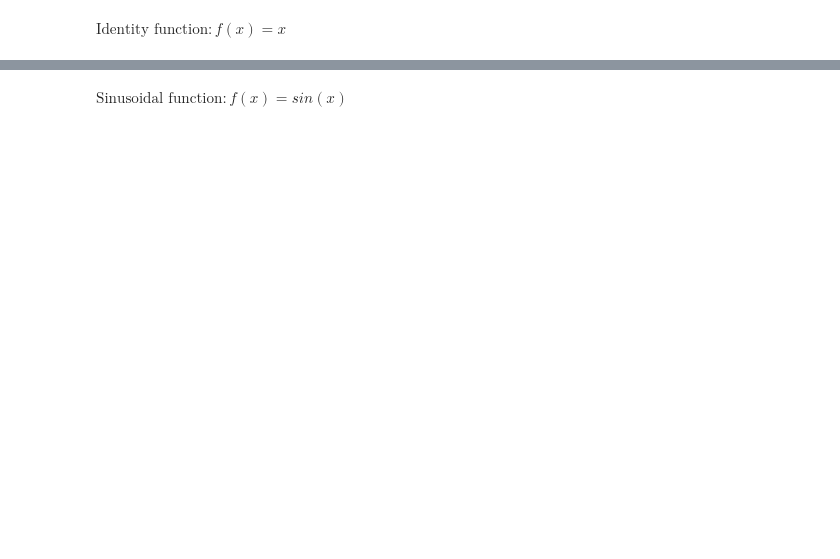
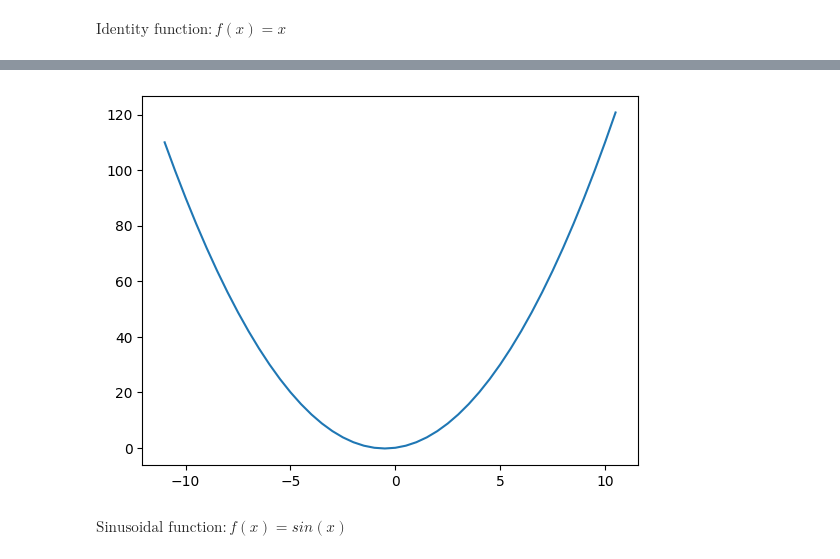
Before and after one commit to hasanisaeed/python-course, a Jupyter notebook: S03/02_functions_example.ipynb, the cells around one changed output, grey strips where cells are left out. Drawn from its saved outputs; the diff is of its cells as text; code cells hidden in the pictures; blank space fills up the shorter version.

```diff
--- a/S03/02_functions_example.ipynb
+++ b/S03/02_functions_example.ipynb
@@ -29,3 +95,6 @@ $
 # %%
-def quadratic_function(x, a, b, c):
-    passs
+def quadratic_function(x, a = 1, b = 1, c = 0):
+
+     y = a * (x **2) + b * x + c
+
+     return y
@@ -34,3 +101,11 @@ def quadratic_function(x, a, b, c):
+# %%
+x = np.arange(-11, 11, 0.5)
+
+y = quadratic_function(x)
+
+draw_function(x, y)
+# %% [output]
+[figure, added]
 # %% [markdown]
 $
 \begin{equation}
```
Also changed, not shown: parts of 18 cells of this notebook, 1 other file.
